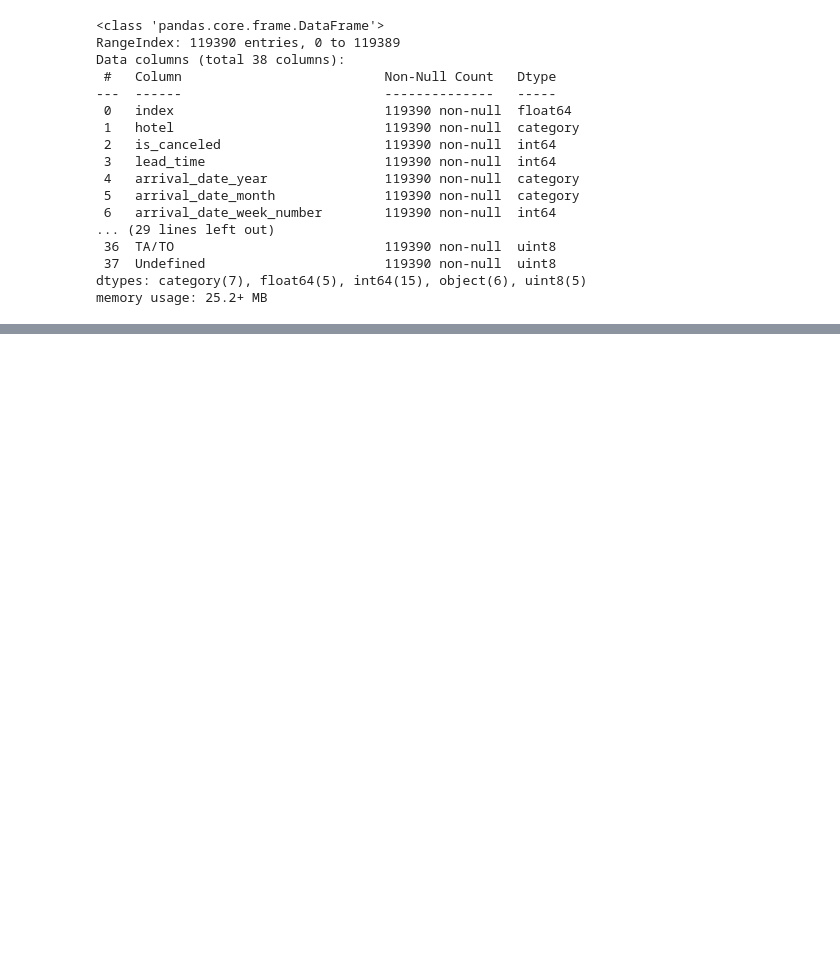
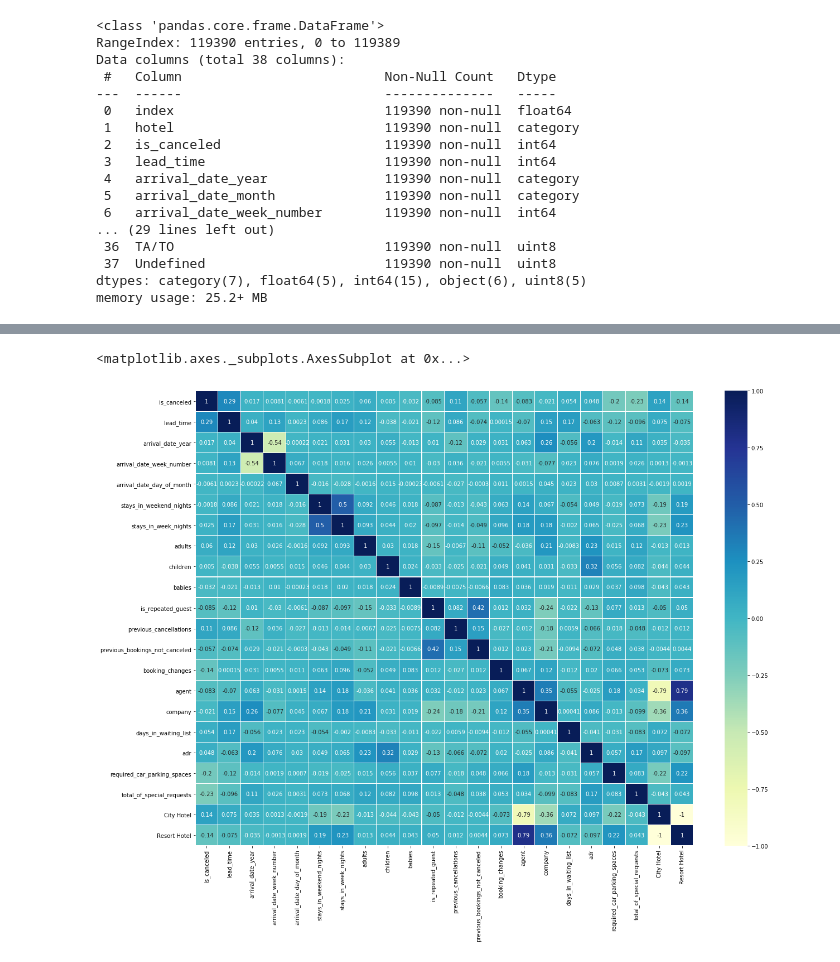
Before and after one commit to sam-wright-1/Data_Projects, a Jupyter notebook: Data Preperation.ipynb, the cells around one changed output, grey strips where cells are left out. Saved outputs shown, nothing was run; the diff lists cells and outputs as text; code cells hidden in the pictures; blank space fills up the shorter version.

```diff
--- a/Data Preperation.ipynb
+++ b/Data Preperation.ipynb
@@ -305,0 +324,18 @@ hotel_bookings['country'] = hotel_bookings['country'].fillna('AGO') # Most Recur
+# %%
+# This does it for the whole dataset
+hotel_bookings = pd.get_dummies(hotel_bookings)
+
+dummy = pd.get_dummies(hotel_bookings['hotel'])
+dummy.head()
+
+hotel_bookings = pd.concat([hotel_bookings,dummy], axis = 1)
+hotel_bookings.head()
+
+
+# One Hot Encoding and Scaling
+
+# Sometimes you will want to Encode your variables (called one hot encoding) so that you can use them later in ML
+
+dummies = pd.get_dummies(hotel_bookings['distribution_channel'])
+
+hotel_bookings = pd.concat([hotel_bookings, dummies], axis = 1)
@@ -305,0 +373,8 @@ hotel_bookings['country'] = hotel_bookings['country'].fillna('AGO') # Most Recur
+# %%
+corrplot = hotel_bookings.corr()
+
+f, ax = plt.subplots(figsize =(20, 15))
+sns.heatmap(corrplot, ax = ax, cmap ="YlGnBu", linewidths = 0.1, annot = True)
+# %% [output]
+<matplotlib.axes._subplots.AxesSubplot at 0x...>
+[figure, added]
```
Also changed, not shown: parts of 10 cells of this notebook.
